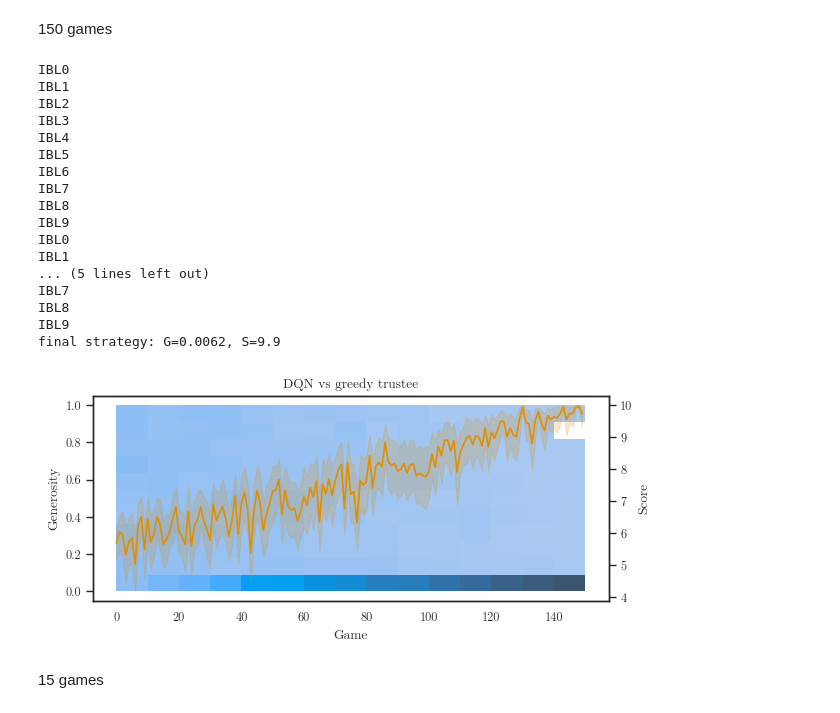
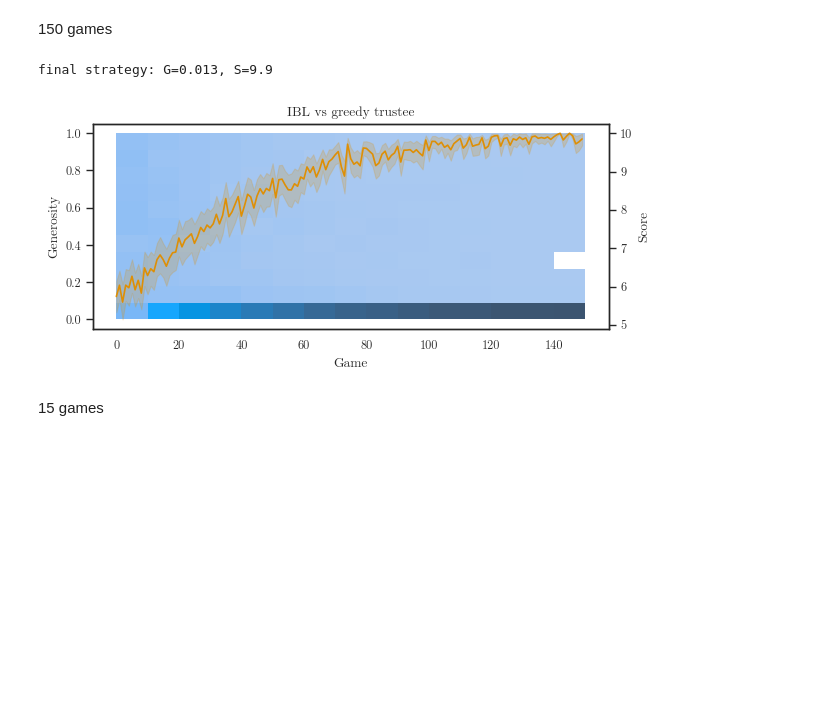
Before and after one commit to psipeter/social-value-orientation, a Jupyter notebook: experiment1.ipynb, the cells around one changed output. Cells and saved outputs as stored; diff of their text form; code cells hidden in the pictures; blank space fills up the shorter version.

```diff
--- a/experiment1.ipynb
+++ b/experiment1.ipynb
@@ -34,7 +34,7 @@ def run_greedy_trustee(agents, nGames, verbose=False, train=True):
 # %% [markdown]
 150 games
 # %%
-nAgents = 10
+nAgents = 30
 nGames_train = 150
 nGames_test = 10
 
@@ -45,10 +45,11 @@ for n in range(nAgents):
             'investor',
             ID=f"DQN{n}",
             seed=n,
-            nNeurons=30,
-            alpha=0.01,
-            gamma=0.3,
-            explore='linear',
+            nNeurons=50,
+            alpha=0.05,
+            gamma=0.5,
+            tau=4,
+            explore='exponential',
             update='SARSA',
             w_s=1.0,
             w_o=0.0,
@@ -159,63 +144,48 @@ final strategy: G=0.11, S=8.9
 # %% [markdown]
 150 games
 # %%
-nAgents = 10
+nAgents = 30
 nGames_train = 150
 nGames_test = 10
-t4ts_train = make_greedy_trustees(nGames_train, seed=0)
-t4ts_test = make_greedy_trustees(nGames_test, seed=1)
 
 agents = []
 for n in range(nAgents):
     agents.append(
         IBL(
             'investor',
             ID=f"IBL{n}",
             seed=n,
-            gamma=0.3,
-            explore='linear',
+            gamma=0.9,
+            tau=4,
+            thrA=0.3,
+            explore='exponential',
             w_s=1.0,
             w_o=0.0,
             w_i=0.0,
             nGames=nGames_train)
     )
 
 agentIDs = [agent.ID for agent in agents]
-IBL_train = run(agents, t4ts_train, 'investor', nGames=nGames_train, train=True).query("ID in @agentIDs")
-IBL_test = run(agents, t4ts_test, 'investor', nGames=nGames_test, train=False).query("ID in @agentIDs")
-IBL_train.to_pickle(f"data/IBL_LT1.pkl")
+IBL_train = run_greedy_trustee(agents, nGames=nGames_train, train=True).query("ID in @agentIDs")
+IBL_test = run_greedy_trustee(agents, nGames=nGames_test, train=False).query("ID in @agentIDs")
+IBL_train.to_pickle("data/IBL_LT1.pkl")
 
 fig, ax = plt.subplots(nrows=1, ncols=1, figsize=((6.38, 3)))
 sns.histplot(data=IBL_train.query("ID in @agentIDs"), x='game', y='generosity',
              bins=(15, 11), binrange=((0, nGames_train),(0, 1)), ax=ax, color=palette[0])
+# sns.lineplot(data=data_train.query("ID in @agentIDs"), x='game', y='generosity', ax=ax, color=palette[1])
 ax2 = ax.twinx()
 sns.lineplot(data=IBL_train, x='game', y='coins', ax=ax2, color=palette[1])
 ax.set(title='IBL vs greedy trustee', xlabel='Game', ylabel='Generosity', yticks=((0.0, 0.2, 0.4, 0.6, 0.8, 1.0)))
 ax2.set(ylabel='Score')
 plt.tight_layout()
 
 meanG = IBL_test.query("ID in @agentIDs")['generosity'].mean()
 meanS = IBL_test.query("ID in @agentIDs")['coins'].mean()
 print(f"final strategy: G={meanG:.2}, S={meanS:.2}")
 # %% [output]
-IBL0
-IBL1
-IBL2
-IBL3
-IBL4
-IBL5
-IBL6
-IBL7
-IBL8
-IBL9
-IBL0
-IBL1
-... (5 lines left out)
-IBL7
-IBL8
-IBL9
-final strategy: G=0.0062, S=9.9
+final strategy: G=0.013, S=9.9
-[figure, old version]
+[figure, new version]
 # %% [markdown]
 15 games
 # %%
```
Also changed, not shown: parts of 2 cells of this notebook, 9 other files.
